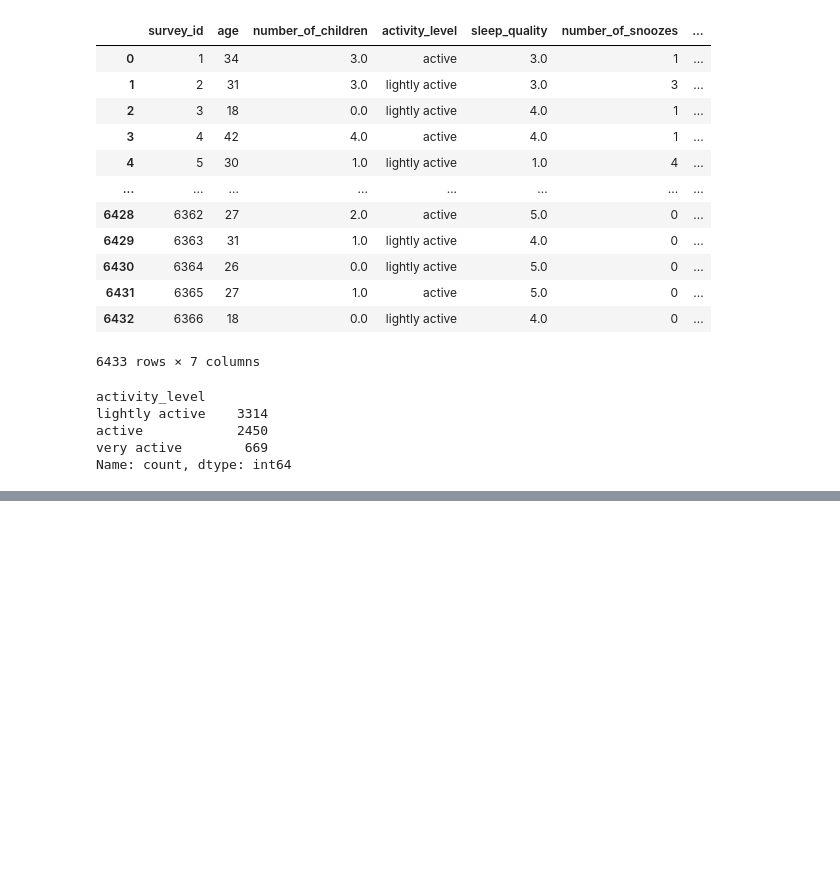
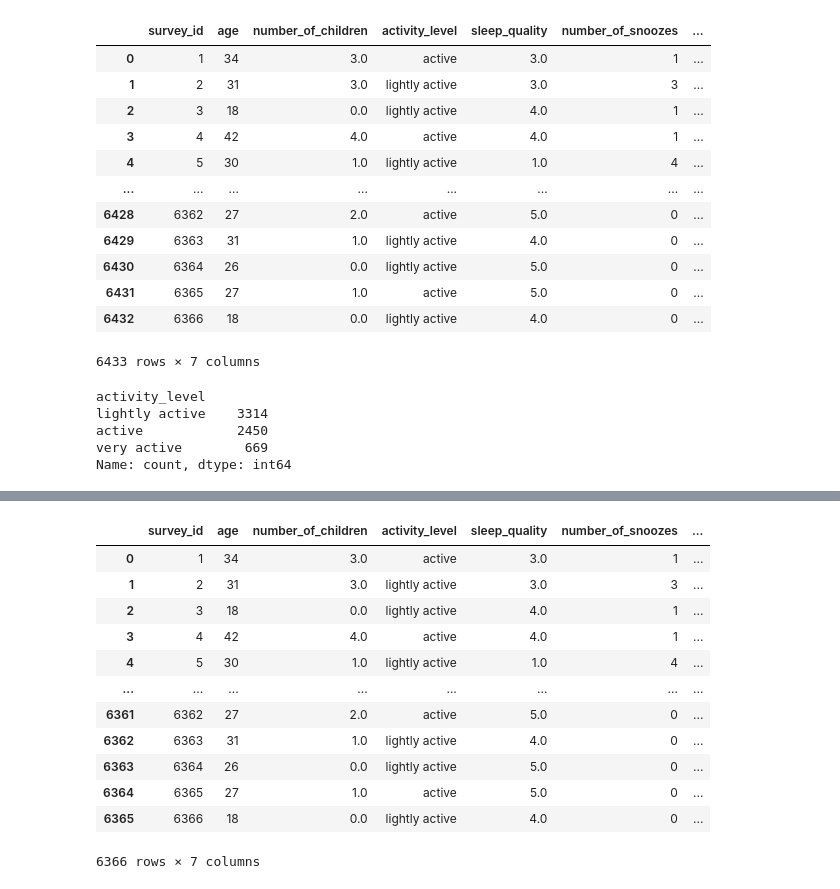
Before and after one commit to hermanconnor/data-prep-and-eda-python, a Jupyter notebook: 2-cleaning-data/assignment.ipynb, the cells around one changed output, grey strips where cells are left out. Cells and saved outputs as stored; diff of their text form; code cells hidden in the pictures; blank space fills up the shorter version.

```diff
--- a/2-cleaning-data/assignment.ipynb
+++ b/2-cleaning-data/assignment.ipynb
@@ -198,0 +238,18 @@ Name: count, dtype: int64
+# %%
+# alternative: save non-duplicates
+df = df[~df.duplicated()]
+df
+# %% [output]
+|  | survey_id | age | number_of_children | activity_level | sleep_quality | number_of_snoozes | ... |
+| 0 | 1 | 34 | 3.0 | active | 3.0 | 1 | ... |
+| 1 | 2 | 31 | 3.0 | lightly active | 3.0 | 3 | ... |
+| 2 | 3 | 18 | 0.0 | lightly active | 4.0 | 1 | ... |
+| 3 | 4 | 42 | 4.0 | active | 4.0 | 1 | ... |
+| 4 | 5 | 30 | 1.0 | lightly active | 1.0 | 4 | ... |
+| ... | ... | ... | ... | ... | ... | ... | ... |
+| 6361 | 6362 | 27 | 2.0 | active | 5.0 | 0 | ... |
+| 6362 | 6363 | 31 | 1.0 | lightly active | 4.0 | 0 | ... |
+| 6363 | 6364 | 26 | 0.0 | lightly active | 5.0 | 0 | ... |
+| 6364 | 6365 | 27 | 1.0 | active | 5.0 | 0 | ... |
+| 6365 | 6366 | 18 | 0.0 | lightly active | 4.0 | 0 | ... |
+6366 rows × 7 columns
```
Also changed, not shown: parts of 4 cells of this notebook, 1 other file.
